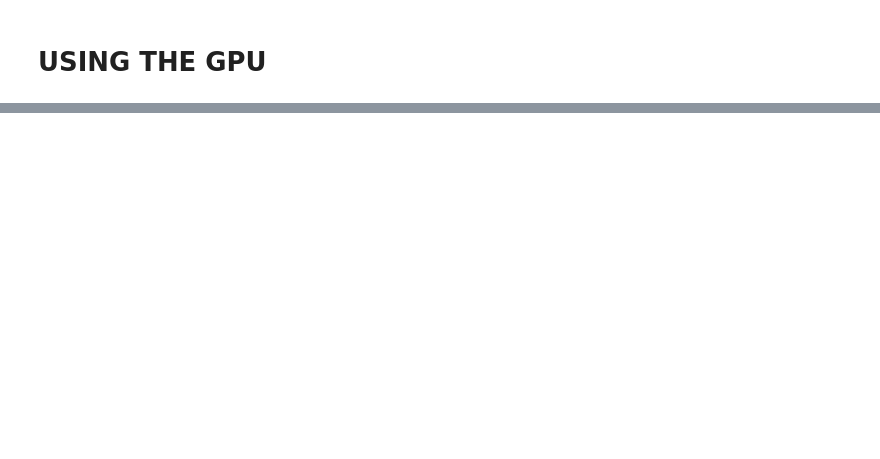
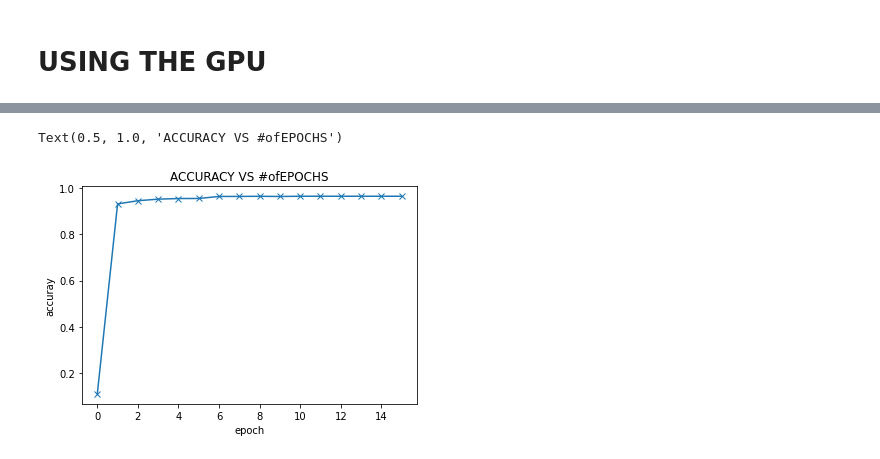
Before and after one commit to Initiated0/DeepLearningPyTorch, a Jupyter notebook: feedforwardnn.ipynb, the cells around one changed output, grey strips where cells are left out. Drawn from its saved outputs; the diff is of its cells as text; code cells hidden in the pictures; blank space fills up the shorter version.

```diff
--- a/feedforwardnn.ipynb
+++ b/feedforwardnn.ipynb
@@ -132,0 +285,3 @@ for images, labels in train_dl:
+# %%
+val_loss, total, val_acc = evaluate(model, F.cross_entropy, valid_dl, metric=accuracy)
+print('Loss: {:.4f}, Accuracy: {:4f}' .format(val_loss, val_acc))
@@ -132,0 +290,3 @@ for images, labels in train_dl:
+# %%
+losses1, metrics1 = fit(5, 0.5, model, F.cross_entropy,
+                        train_dl, valid_dl, accuracy)
@@ -132,0 +299,3 @@ for images, labels in train_dl:
+# %%
+losses2, metrics2 = fit(5, 0.1, model, F.cross_entropy,
+                        train_dl, valid_dl, accuracy)
@@ -132,0 +308,3 @@ for images, labels in train_dl:
+# %%
+losses3, metrics3 = fit(5, 0.000001, model, F.cross_entropy,
+                        train_dl, valid_dl, accuracy)
@@ -132,0 +319,10 @@ for images, labels in train_dl:
+# %%
+accuracies = [val_acc] + metrics1 + metrics2 + metrics3
+
+plt.plot(accuracies, '-x')
+plt.xlabel('epoch')
+plt.ylabel('accuray')
+plt.title("ACCURACY VS #ofEPOCHS")
+# %% [output]
+Text(0.5, 1.0, 'ACCURACY VS #ofEPOCHS')
+[figure, added]
```
Also changed, not shown: parts of 22 cells of this notebook.
